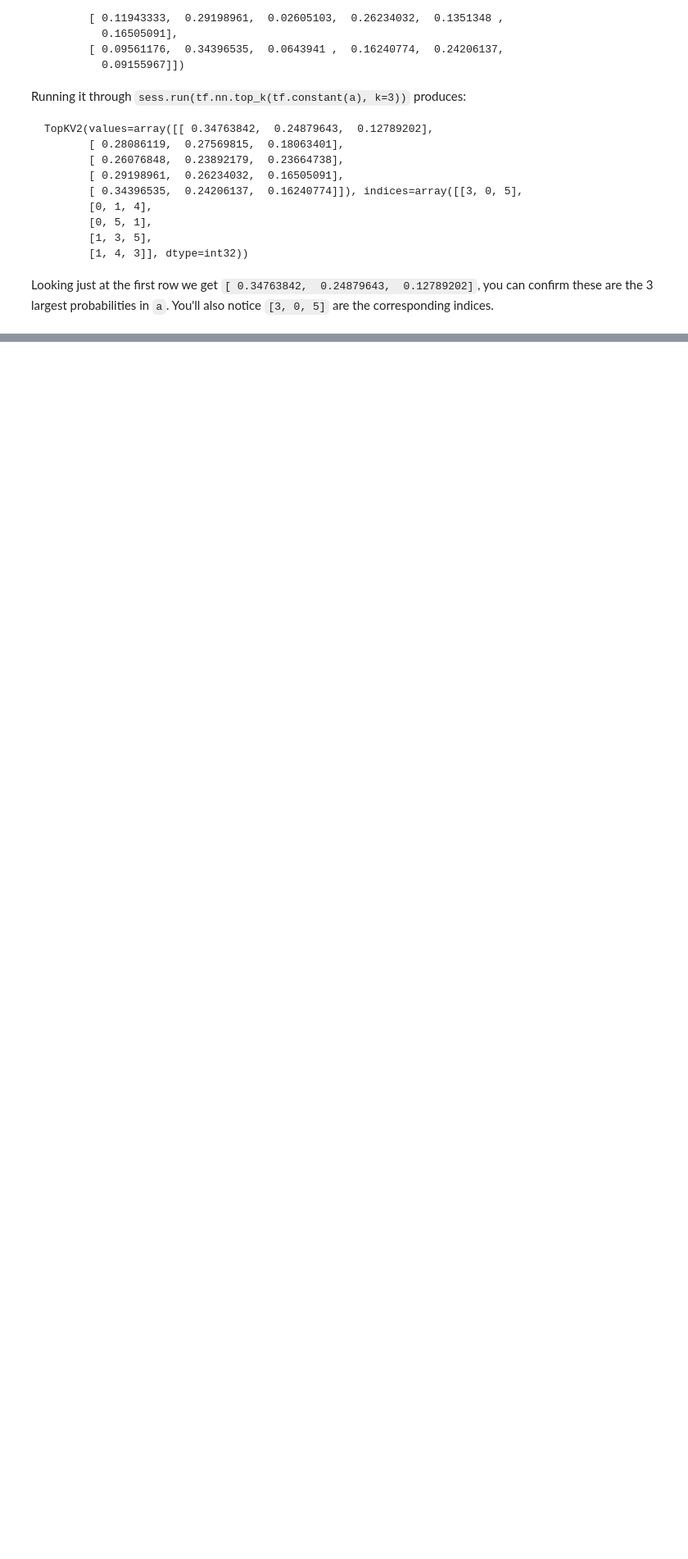
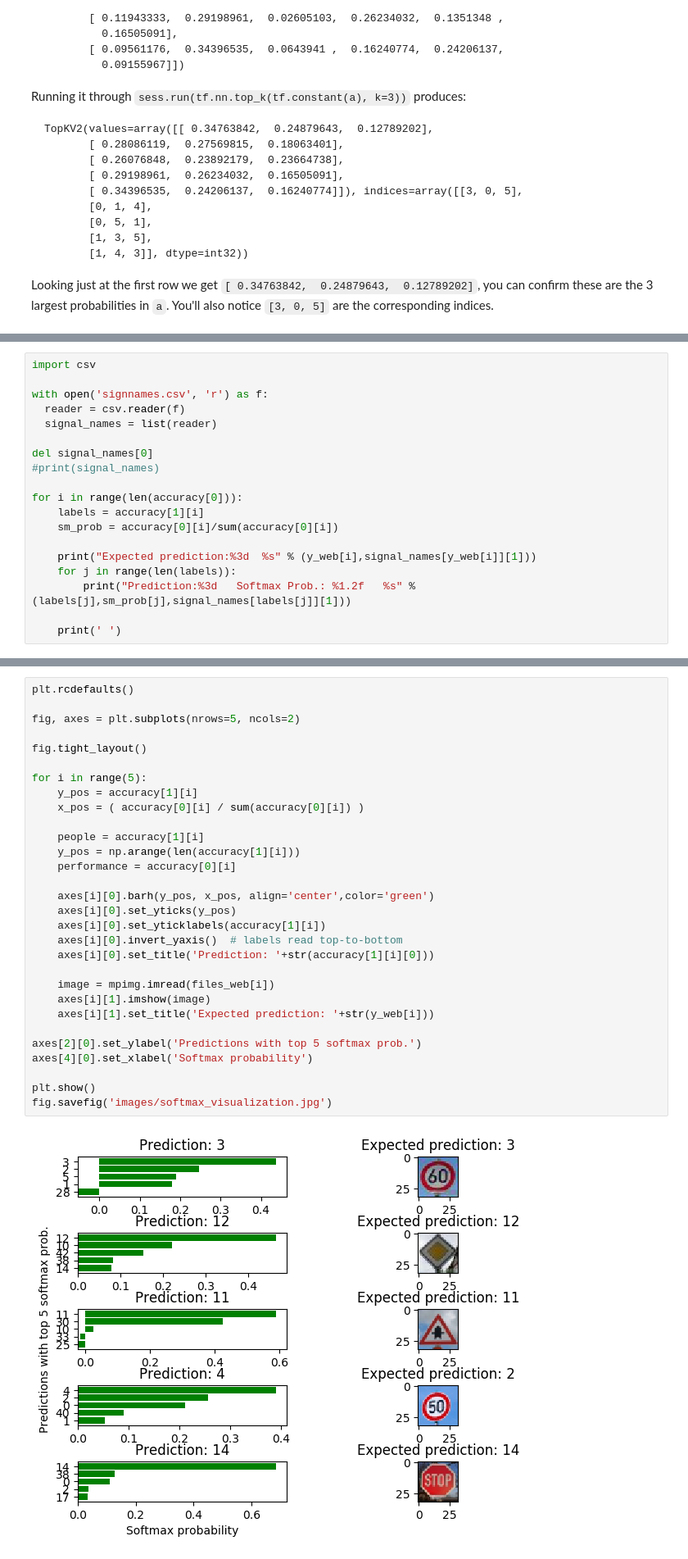
Before and after one commit to isharaka/CarND-Traffic-Sign-Classifier-Project, a Jupyter notebook: Traffic_Sign_Classifier.ipynb, the cells around one changed output, grey strips where cells are left out. Shown: that part at 82% size. Saved outputs shown, nothing was run; the diff lists cells and outputs as text; blank space fills up the shorter version.

```diff
--- a/Traffic_Sign_Classifier.ipynb
+++ b/Traffic_Sign_Classifier.ipynb
@@ -483,0 +479,19 @@ TopKV2(values=array([[ 36.71455383,  25.46561623,  23.29604912,  19.31467438,
+# %%
+import csv
+
+with open('signnames.csv', 'r') as f:
+  reader = csv.reader(f)
+  signal_names = list(reader)
+
+del signal_names[0]
+#print(signal_names)
+
+for i in range(len(accuracy[0])):
+    labels = accuracy[1][i]
+    sm_prob = accuracy[0][i]/sum(accuracy[0][i])
+
+    print("Expected prediction:%3d  %s" % (y_web[i],signal_names[y_web[i]][1]))
+    for j in range(len(labels)):
+        print("Prediction:%3d   Softmax Prob.: %1.2f   %s" % (labels[j],sm_prob[j],signal_names[labels[j]][1]))
+
+    print(' ')
@@ -484,3 +516,35 @@ TopKV2(values=array([[ 36.71455383,  25.46561623,  23.29604912,  19.31467438,
+# %%
+plt.rcdefaults()
+
+fig, axes = plt.subplots(nrows=5, ncols=2)
+
+fig.tight_layout()
+
+for i in range(5):
+    y_pos = accuracy[1][i]
+    x_pos = ( accuracy[0][i] / sum(accuracy[0][i]) )
+
+    people = accuracy[1][i]
+    y_pos = np.arange(len(accuracy[1][i]))
+    performance = accuracy[0][i]
+
+    axes[i][0].barh(y_pos, x_pos, align='center',color='green')
+    axes[i][0].set_yticks(y_pos)
+    axes[i][0].set_yticklabels(accuracy[1][i])
+    axes[i][0].invert_yaxis()  # labels read top-to-bottom
+    axes[i][0].set_title('Prediction: '+str(accuracy[1][i][0]))
+
+    image = mpimg.imread(files_web[i])
+    axes[i][1].imshow(image)
+    axes[i][1].set_title('Expected prediction: '+str(y_web[i]))
+
+axes[2][0].set_ylabel('Predictions with top 5 softmax prob.')
+axes[4][0].set_xlabel('Softmax probability')
+
+plt.show()
+fig.savefig('images/softmax_visualization.jpg')
+# %% [output]
+[figure, added]
 # %% [markdown]
 ---
 
```
Also changed, not shown: parts of 10 cells of this notebook.
